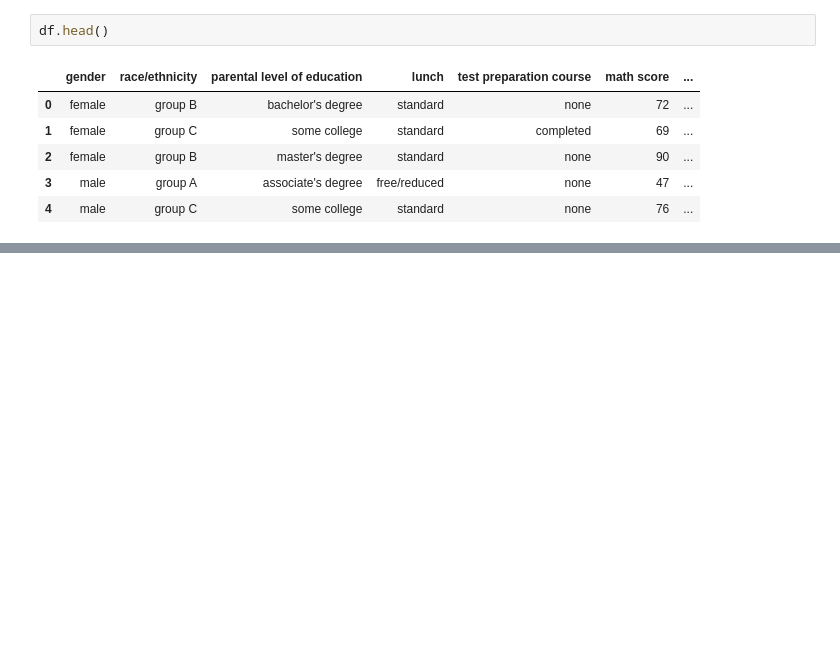
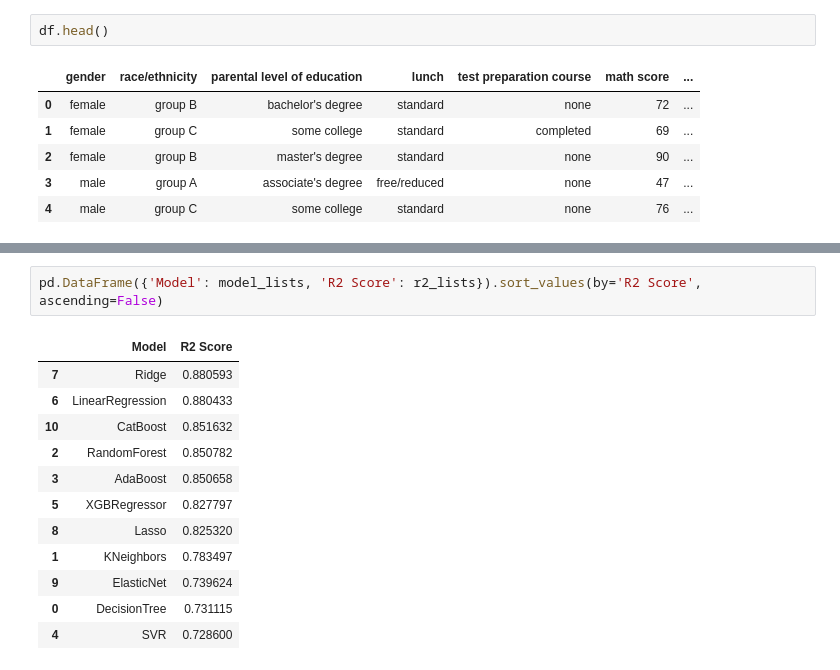
Before and after one commit to Goal48/ML_Project, a Jupyter notebook: notebook/Dataset/Model Traing.ipynb, the cells around one changed output, grey strips where cells are left out. Cells and saved outputs as stored; diff of their text form; blank space fills up the shorter version.

```diff
--- a/notebook/Dataset/Model Traing.ipynb
+++ b/notebook/Dataset/Model Traing.ipynb
@@ -30,0 +191,15 @@ df.head()
+# %%
+pd.DataFrame({'Model': model_lists, 'R2 Score': r2_lists}).sort_values(by='R2 Score', ascending=False)
+# %% [output]
+|  | Model | R2 Score |
+| 7 | Ridge | 0.880593 |
+| 6 | LinearRegression | 0.880433 |
+| 10 | CatBoost | 0.851632 |
+| 2 | RandomForest | 0.850782 |
+| 3 | AdaBoost | 0.850658 |
+| 5 | XGBRegressor | 0.827797 |
+| 8 | Lasso | 0.825320 |
+| 1 | KNeighbors | 0.783497 |
+| 9 | ElasticNet | 0.739624 |
+| 0 | DecisionTree | 0.731115 |
+| 4 | SVR | 0.728600 |
```
Also changed, not shown: parts of 13 cells of this notebook, 4 other files.
